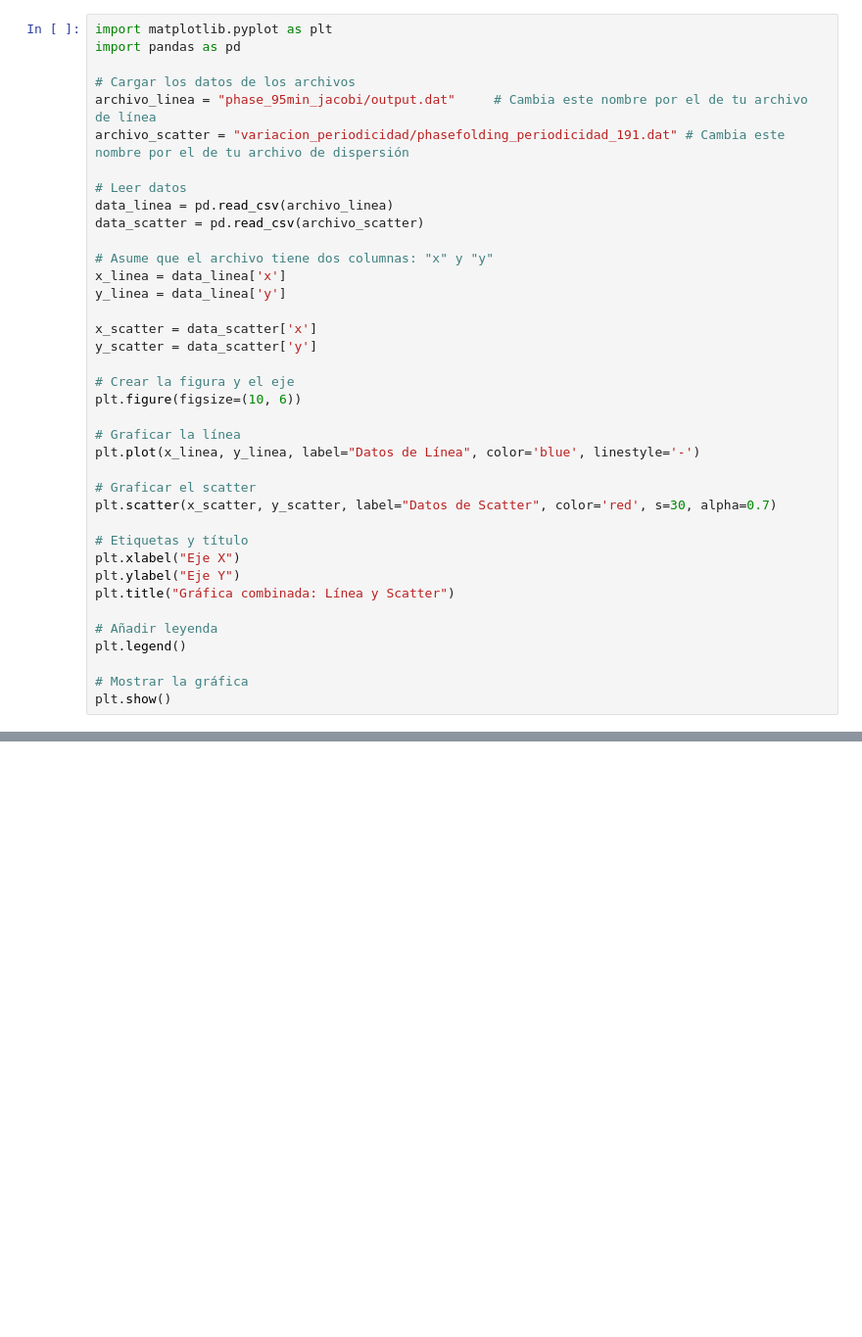
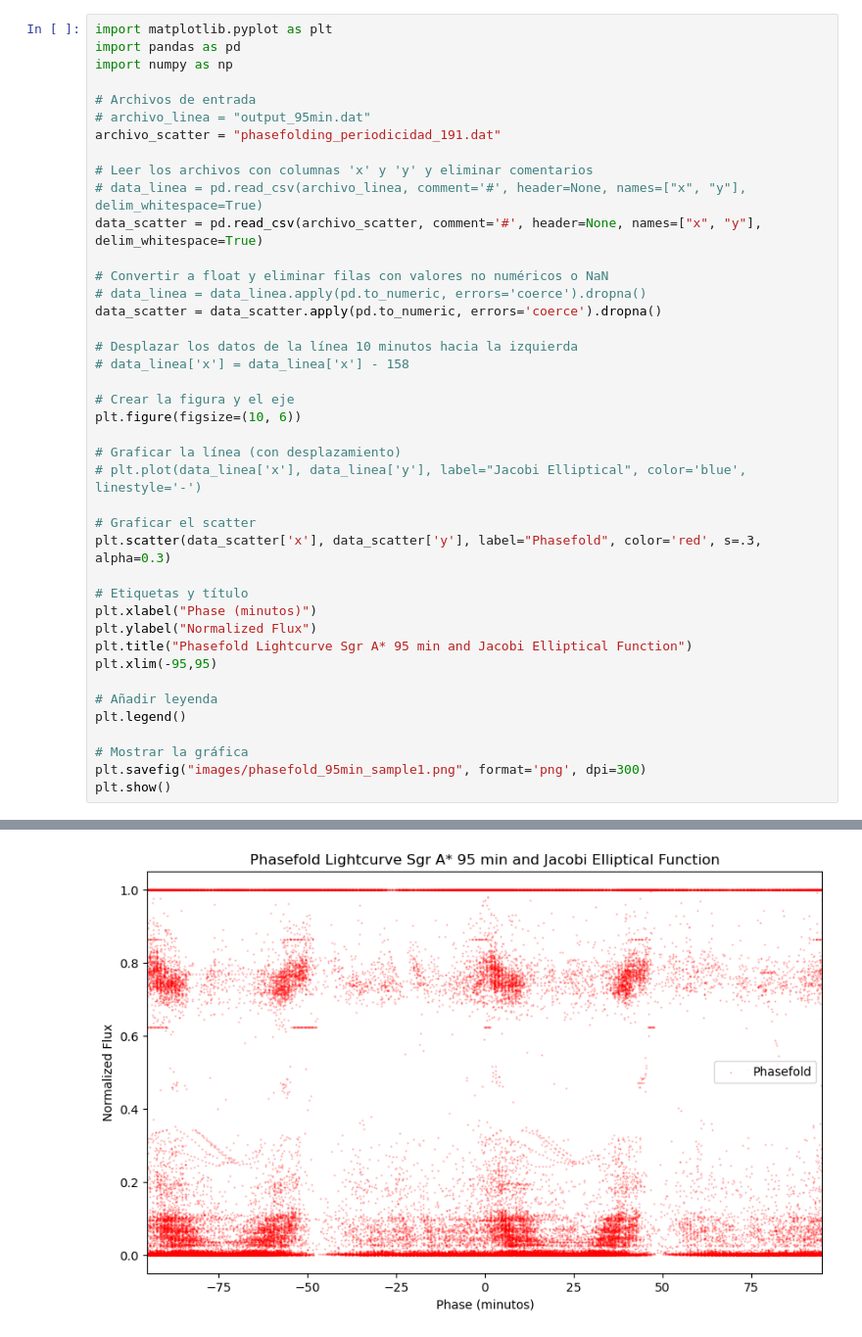
Before and after one commit to GuijonGustavo/Saggitarius-A-peridicity-Gamma-Rays, a Jupyter notebook: pahase-fold-jacobi.ipynb, the cells around one changed output, grey strips where cells are left out. Shown: that part at 98% size. Drawn from its saved outputs; the diff is of its cells as text; blank space fills up the shorter version.

```diff
--- a/pahase-fold-jacobi.ipynb
+++ b/pahase-fold-jacobi.ipynb
@@ -1,39 +59,42 @@
 # %%
 import matplotlib.pyplot as plt
 import pandas as pd
+import numpy as np
 
-# Cargar los datos de los archivos
-archivo_linea = "phase_95min_jacobi/output.dat"     # Cambia este nombre por el de tu archivo de línea
-archivo_scatter = "variacion_periodicidad/phasefolding_periodicidad_191.dat" # Cambia este nombre por el de tu archivo de dispersión
+# Archivos de entrada
+# archivo_linea = "output_95min.dat"
+archivo_scatter = "phasefolding_periodicidad_191.dat"
 
-# Leer datos
-data_linea = pd.read_csv(archivo_linea)
-data_scatter = pd.read_csv(archivo_scatter)
+# Leer los archivos con columnas 'x' y 'y' y eliminar comentarios
+# data_linea = pd.read_csv(archivo_linea, comment='#', header=None, names=["x", "y"], delim_whitespace=True)
+data_scatter = pd.read_csv(archivo_scatter, comment='#', header=None, names=["x", "y"], delim_whitespace=True)
 
-# Asume que el archivo tiene dos columnas: "x" y "y"
-x_linea = data_linea['x']
-y_linea = data_linea['y']
+# Convertir a float y eliminar filas con valores no numéricos o NaN
+# data_linea = data_linea.apply(pd.to_numeric, errors='coerce').dropna()
+data_scatter = data_scatter.apply(pd.to_numeric, errors='coerce').dropna()
 
-x_scatter = data_scatter['x']
-y_scatter = data_scatter['y']
+# Desplazar los datos de la línea 10 minutos hacia la izquierda
+# data_linea['x'] = data_linea['x'] - 158
 
 # Crear la figura y el eje
 plt.figure(figsize=(10, 6))
 
-# Graficar la línea
-plt.plot(x_linea, y_linea, label="Datos de Línea", color='blue', linestyle='-')
+# Graficar la línea (con desplazamiento)
+# plt.plot(data_linea['x'], data_linea['y'], label="Jacobi Elliptical", color='blue', linestyle='-')
 
 # Graficar el scatter
-plt.scatter(x_scatter, y_scatter, label="Datos de Scatter", color='red', s=30, alpha=0.7)
+plt.scatter(data_scatter['x'], data_scatter['y'], label="Phasefold", color='red', s=.3, alpha=0.3)
 
 # Etiquetas y título
-plt.xlabel("Eje X")
-plt.ylabel("Eje Y")
-plt.title("Gráfica combinada: Línea y Scatter")
+plt.xlabel("Phase (minutos)")
+plt.ylabel("Normalized Flux")
+plt.title("Phasefold Lightcurve Sgr A* 95 min and Jacobi Elliptical Function")
+plt.xlim(-95,95)
 
 # Añadir leyenda
 plt.legend()
 
 # Mostrar la gráfica
+plt.savefig("images/phasefold_95min_sample1.png", format='png', dpi=300)
 plt.show()
 # %% [output]
@@ -40,0 +101 @@ KeyError: 'x'
+[figure, added]
```
Also changed, not shown: parts of 3 cells of this notebook, 13 other files.
